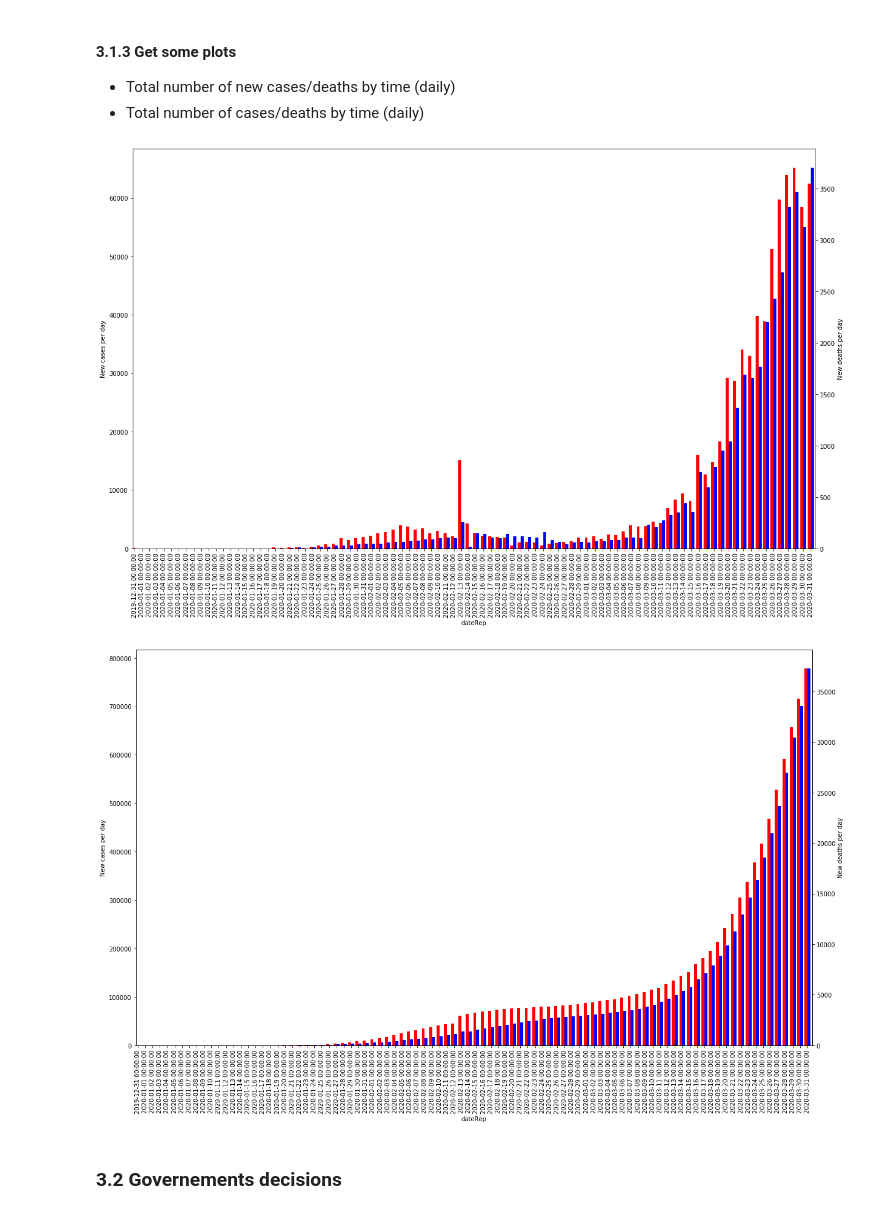
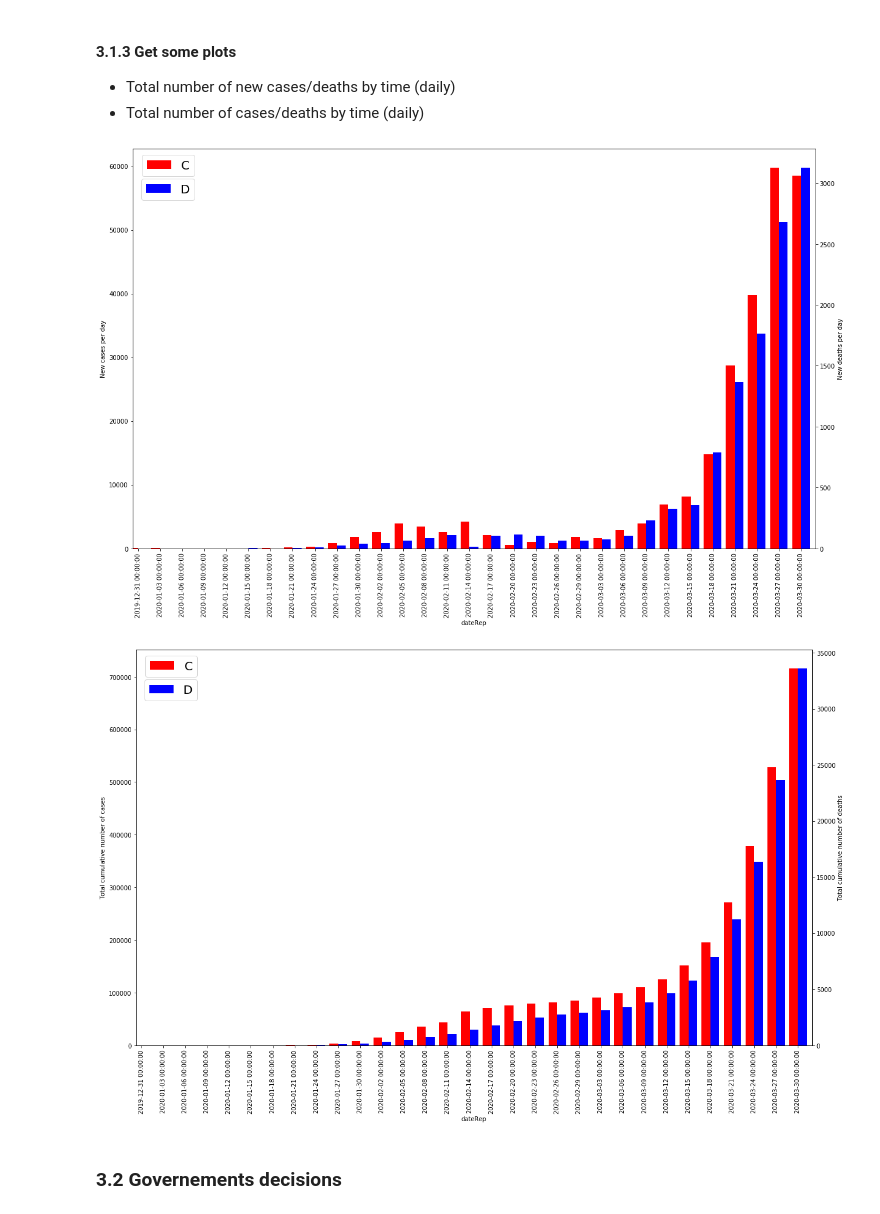
Before and after one commit to com-480-data-visualization/com-480-project-pouletpanier, a Jupyter notebook: Milestone 1.ipynb, the cells around one changed output. Drawn from its saved outputs; the diff is of its cells as text; code cells hidden in the pictures.

```diff
--- a/Milestone 1.ipynb
+++ b/Milestone 1.ipynb
@@ -94,34 +97,42 @@ ax2 = ax.twinx()
 
 width = 0.4
 
-covid_situation_per_day['cases'].plot(kind='bar', color='red', ax=ax, width=width, position=1)
-covid_situation_per_day['deaths'].plot(kind='bar', color='blue', ax=ax2, width=width, position=0)
+plot_covid_situation_per_day['cases'].plot(kind='bar', color='red', ax=ax, width=width, position=1)
+plot_covid_situation_per_day['deaths'].plot(kind='bar', color='blue', ax=ax2, width=width, position=0)
 
 ax.set_ylabel('New cases per day')
 ax2.set_ylabel('New deaths per day')
 
+ax.legend('Cases', bbox_to_anchor=(0.1,1), fontsize=20)
+ax2.legend('Deaths', bbox_to_anchor=(0.1,0.94), fontsize=20)
+
 plt.show()
 # %% [output]
-[figure, old version]
+[figure, new version]
 # %%
 cumulative_covid_situation_per_day = covid_situation_per_day.cumsum()
+# %%
+plot_cumulative_covid_situation_per_day = cumulative_covid_situation_per_day.iloc[::3,:]
 # %%
 fig = plt.figure(figsize=(20,12))
 
 ax = fig.add_subplot(111)
 ax2 = ax.twinx()
 
 width = 0.4
 
-cumulative_covid_situation_per_day['cases'].plot(kind='bar', color='red', ax=ax, width=width, position=1)
-cumulative_covid_situation_per_day['deaths'].plot(kind='bar', color='blue', ax=ax2, width=width, position=0)
+plot_cumulative_covid_situation_per_day['cases'].plot(kind='bar', color='red', ax=ax, width=width, position=1)
+plot_cumulative_covid_situation_per_day['deaths'].plot(kind='bar', color='blue', ax=ax2, width=width, position=0)
 
-ax.set_ylabel('New cases per day')
-ax2.set_ylabel('New deaths per day')
+ax.set_ylabel('Total cumulative number of cases')
+ax2.set_ylabel('Total cumulative number of deaths')
+
+ax.legend('Cases', bbox_to_anchor=(0.1,1), fontsize=20)
+ax2.legend('Deaths', bbox_to_anchor=(0.1,0.94), fontsize=20)
 
 plt.show()
 # %% [output]
-[figure, old version]
+[figure, new version]
 # %% [markdown]
 ### 3.2 Governements decisions
 # %%
```
Also changed, not shown: parts of 18 cells of this notebook.
